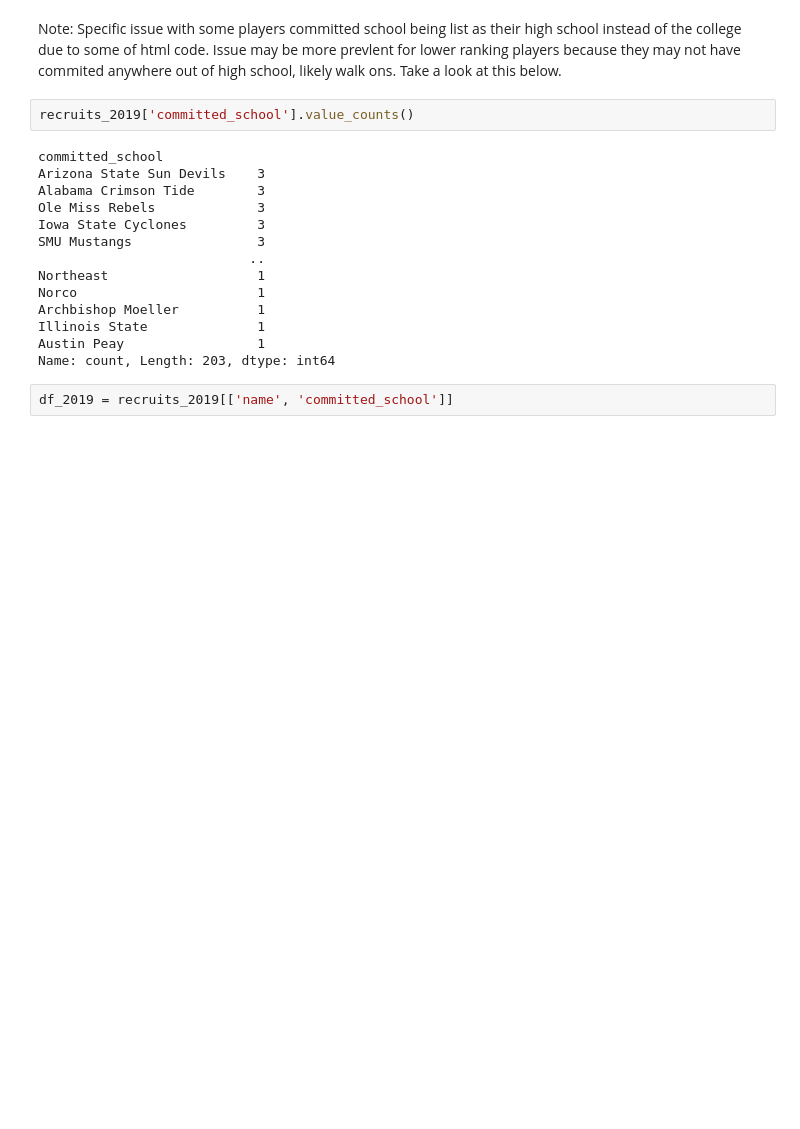
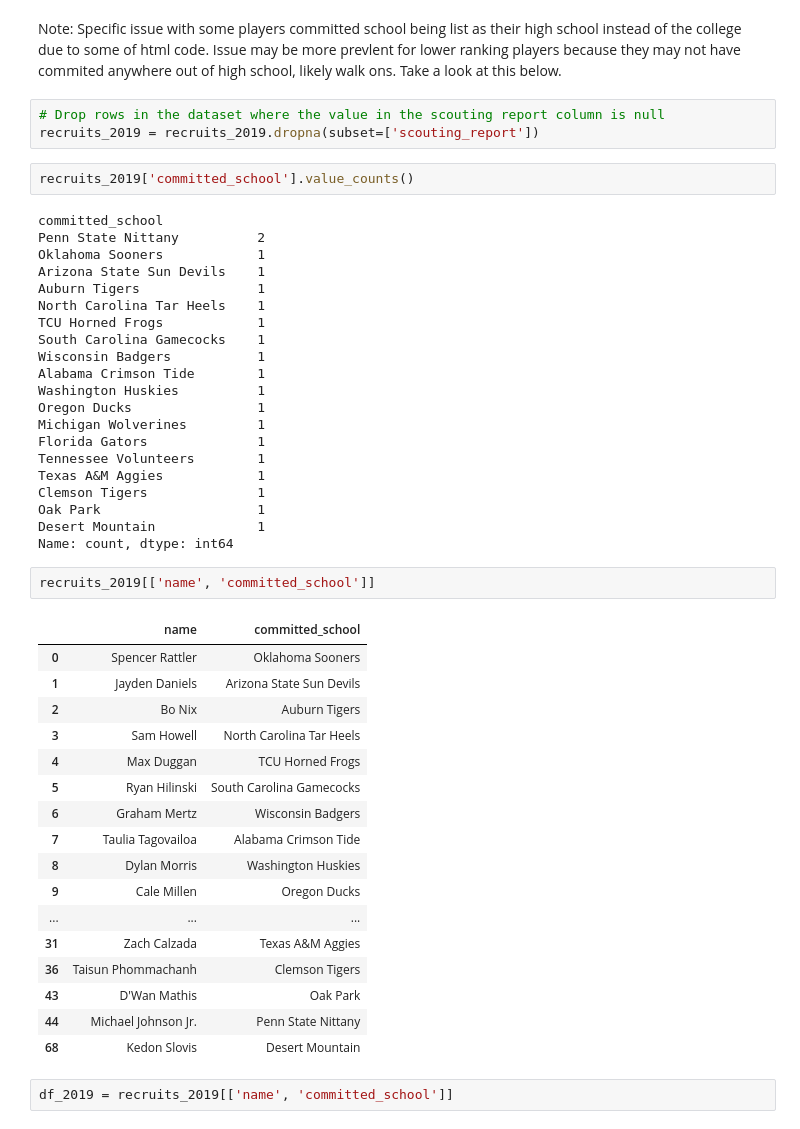
Before and after one commit to AJH456/Predicting_College_Football_Quarterback_Success, a Jupyter notebook: Code/Data_Cleaning.ipynb, the cells around one changed output. Drawn from its saved outputs; the diff is of its cells as text; blank space fills up the shorter version.

```diff
--- a/Code/Data_Cleaning.ipynb
+++ b/Code/Data_Cleaning.ipynb
@@ -26,22 +26,52 @@ recruits_2019.head()
 5 rows × 29 columns
 # %% [markdown]
 Note: Specific issue with some players committed school being list as their high school instead of the college due to some of html code. Issue may be more prevlent for lower ranking players because they may not have commited anywhere out of high school, likely walk ons. Take a look at this below.
+# %%
+# Drop rows in the dataset where the value in the scouting report column is null
+recruits_2019 = recruits_2019.dropna(subset=['scouting_report'])
 # %%
 recruits_2019['committed_school'].value_counts()
 # %% [output]
 committed_school
-Arizona State Sun Devils    3
-Alabama Crimson Tide        3
-Ole Miss Rebels             3
-Iowa State Cyclones         3
-SMU Mustangs                3
-                           ..
-Northeast                   1
-Norco                       1
-Archbishop Moeller          1
-Illinois State              1
-Austin Peay                 1
-Name: count, Length: 203, dtype: int64
+Penn State Nittany          2
+Oklahoma Sooners            1
+Arizona State Sun Devils    1
+Auburn Tigers               1
+North Carolina Tar Heels    1
+TCU Horned Frogs            1
+South Carolina Gamecocks    1
+Wisconsin Badgers           1
+Alabama Crimson Tide        1
+Washington Huskies          1
+Oregon Ducks                1
+Michigan Wolverines         1
+Florida Gators              1
+Tennessee Volunteers        1
+Texas A&M Aggies            1
+Clemson Tigers              1
+Oak Park                    1
+Desert Mountain             1
+Name: count, dtype: int64
+# %%
+recruits_2019[['name', 'committed_school']]
+# %% [output]
+|  | name | committed_school |
+| 0 | Spencer Rattler | Oklahoma Sooners |
+| 1 | Jayden Daniels | Arizona State Sun Devils |
+| 2 | Bo Nix | Auburn Tigers |
+| 3 | Sam Howell | North Carolina Tar Heels |
+| 4 | Max Duggan | TCU Horned Frogs |
+| 5 | Ryan Hilinski | South Carolina Gamecocks |
+| 6 | Graham Mertz | Wisconsin Badgers |
+| 7 | Taulia Tagovailoa | Alabama Crimson Tide |
+| 8 | Dylan Morris | Washington Huskies |
+| 9 | Cale Millen | Oregon Ducks |
+| ... | ... | ... |
+| 31 | Zach Calzada | Texas A&M Aggies |
+| 36 | Taisun Phommachanh | Clemson Tigers |
+| 43 | D'Wan Mathis | Oak Park |
+| 44 | Michael Johnson Jr. | Penn State Nittany |
+| 68 | Kedon Slovis | Desert Mountain |
 # %%
 df_2019 = recruits_2019[['name', 'committed_school']]
 # %%
```
Also changed, not shown: parts of 3 cells of this notebook, 1 other file.
